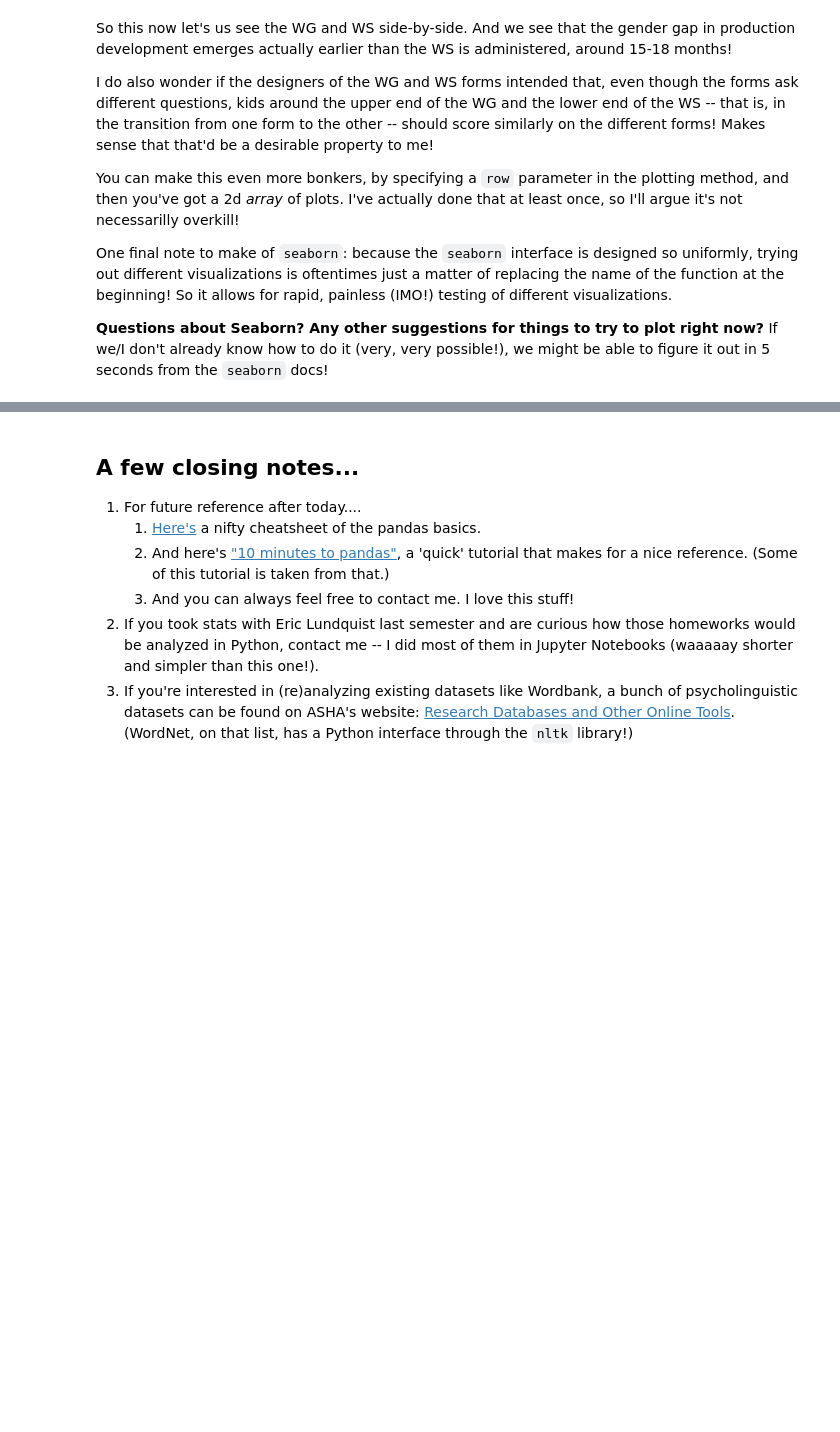
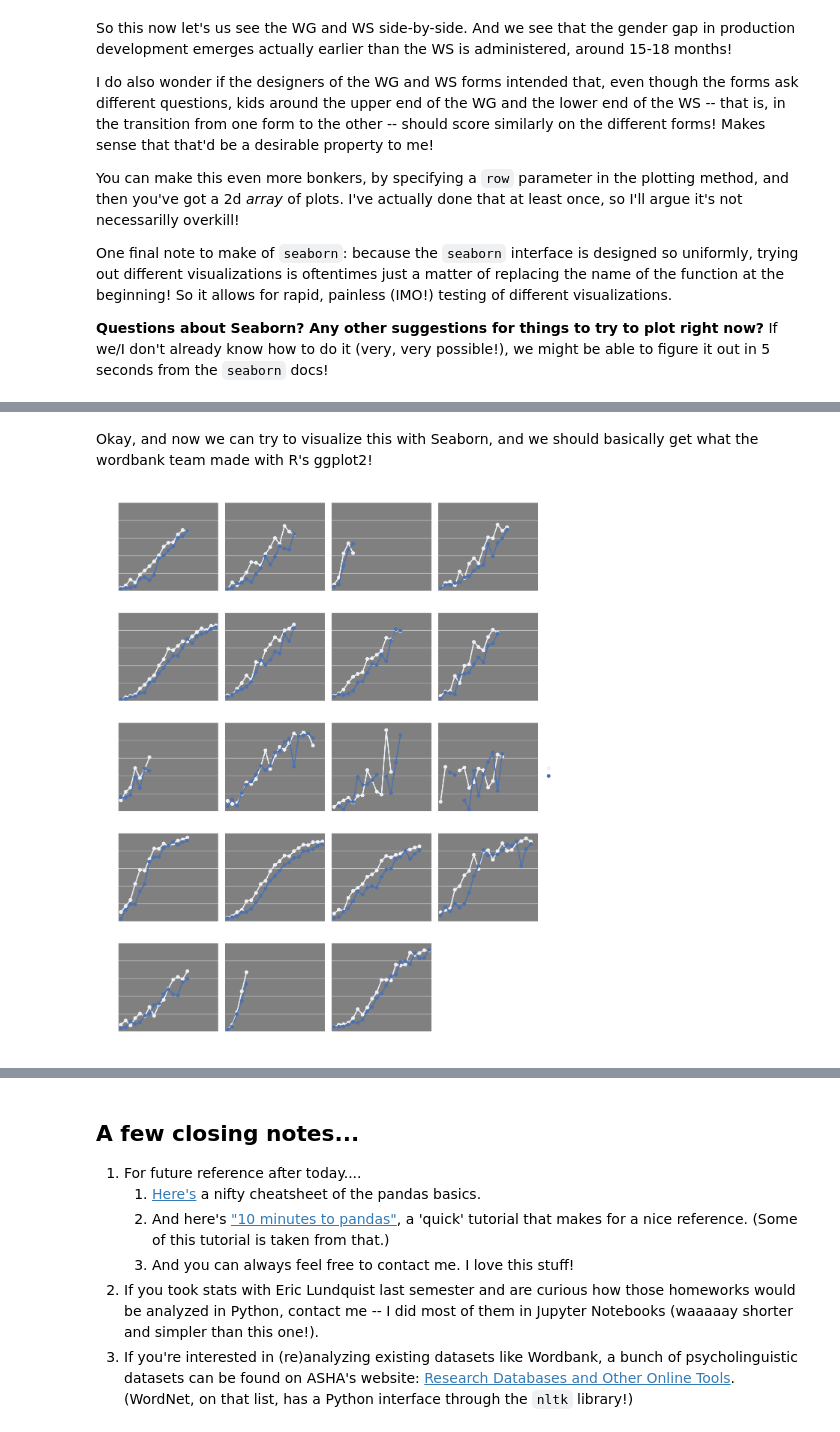
Before and after one commit to drussellmrichie/uconn_jterm_python_workshops, a Jupyter notebook: python-data-analysis/Python Data Analysis Tutorial.ipynb, the cells around one changed output, grey strips where cells are left out. Drawn from its saved outputs; the diff is of its cells as text; code cells hidden in the pictures; blank space fills up the shorter version.

Commit message:
update analysis nb; add new wordbank materials

```diff
--- a/python-data-analysis/Python Data Analysis Tutorial.ipynb
+++ b/python-data-analysis/Python Data Analysis Tutorial.ipynb
@@ -771,0 +1078,3 @@ These data are of a volume and complexity that really motivate a programmatic an
+# %%
+ws_word_item_data_df = ws_word_item_data.to_frame().reset_index()
+ws_word_item_data_df
@@ -771,0 +1099,3 @@ These data are of a volume and complexity that really motivate a programmatic an
+# %%
+ws_genderCoded_admin_data = ws_genderCoded_admin_data.merge(ws_word_item_data_df, how='left')
+ws_genderCoded_admin_data
@@ -771,0 +1123,4 @@ These data are of a volume and complexity that really motivate a programmatic an
+# %%
+ws_genderCoded_admin_data['normalizedProd'] = ws_genderCoded_admin_data['production'] \
+                                            / ws_genderCoded_admin_data['num_item_id']
+ws_genderCoded_admin_data.head()
@@ -771,0 +1136,6 @@ These data are of a volume and complexity that really motivate a programmatic an
+# %%
+median_prods = ws_genderCoded_admin_data.groupby(['language','gender','age'])\
+                                        .median()\
+                                        ['normalizedProd']\
+                                        .reset_index()
+median_prods.head()
@@ -771,0 +1149,8 @@ These data are of a volume and complexity that really motivate a programmatic an
+# %% [markdown]
+Okay, and now we can try to visualize this with Seaborn, and we should basically get what the wordbank team made with R's ggplot2!
+# %%
+g = sns.FacetGrid(median_prods, col="language", col_wrap=4, size=3, ylim=(0, 1));
+g = g.map(sns.pointplot, "age", "normalizedProd", "gender", scale=.7)\
+     .add_legend();
+# %% [output]
+[figure, added]
```
Also changed, not shown: parts of 75 cells of this notebook, 4 other files.
